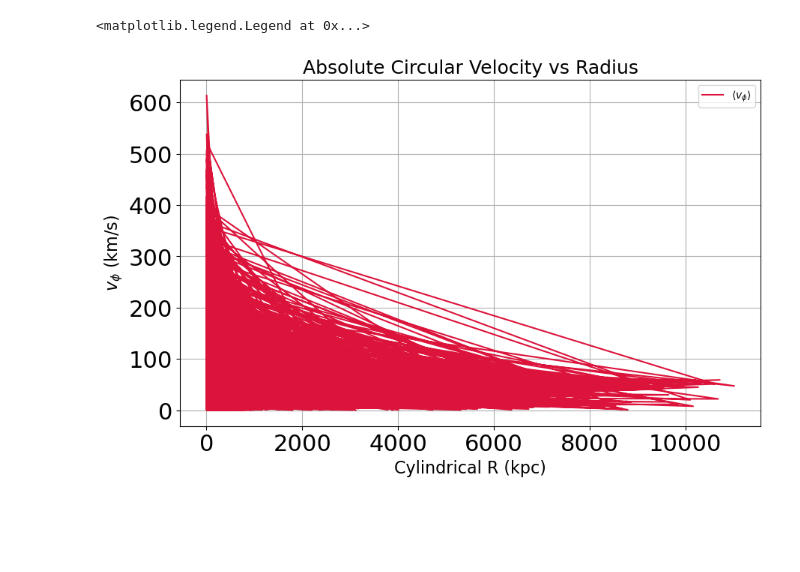
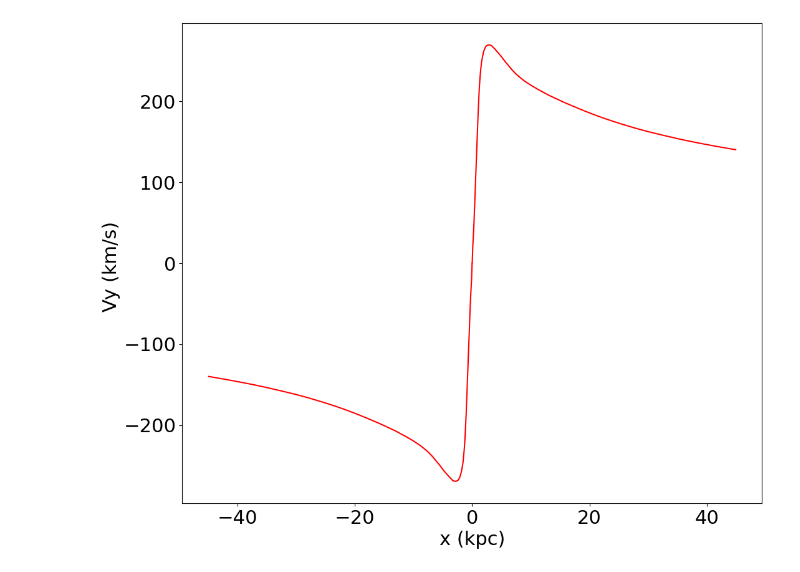
Before and after one commit to hina18201716/astr400b-25s, a Jupyter notebook: ra/ResearchAssignment.ipynb, the cells around one changed output. Saved outputs shown, nothing was run; the diff lists cells and outputs as text; code cells hidden in the pictures; blank space fills up the shorter version.

Commit message:
Rotation curve and edge on view added as a class

```diff
--- a/ra/ResearchAssignment.ipynb
+++ b/ra/ResearchAssignment.ipynb
@@ -28,9 +22,0 @@ time_M31, n_M31, data_M31 = Read("M31_560.txt")
-# %%
-# combine those into single data set
-# numpy.concatenate()
-# https://numpy.org/doc/stable/reference/generated/numpy.concatenate.html
-
-data = np.concatenate((data_MW, data_M31))
-
-index = np.where(data_MW['type'] != 3 )
-remnants = data[index]
@@ -65,3 +22,0 @@ with open(filename, 'w') as f:
-# %%
-time, n, data = Read("Remnant.txt")
-print(data)
@@ -143,20 +22,0 @@ matplotlib.rcParams['ytick.labelsize'] = label_size
-# %%
-# make a plot of rotation curve, v vs r in cylindical coord (this may olny use to make sure it have rotation profile)
-x, y, z = rn[:,0], rn[:,1], rn[:,2]
-vx, vy, vz = vn[:,0], vn[:,1], vn[:,2]
-
-# Cylindrical radius
-R = np.sqrt(x**2 + y**2)
-
-# Spherical radius (in case that's what they meant)
-r_sph = np.sqrt(x**2 + y**2 + z**2)
-
-# Cylindrical velocity components
-v_phi = abs((x * vy - y * vx) / R)
-v_R   = (x * vx + y * vy) / R
-v_z   = vz
-
-mask = R > 0.1
-R = R[mask]
-r_sph = r_sph[mask]
-v_phi = v_phi[mask]
@@ -169,11 +22,0 @@ bin_centers = 0.5 * (bins[1:] + bins[:-1])
-# %%
-plt.figure(figsize=(10,6))
-plt.plot(R, v_phi, label=r"$\langle v_\phi \rangle$", color='crimson')
-plt.xlabel(" R (kpc)", fontsize=16)
-plt.ylabel(r"$v_\phi$ (km/s)", fontsize=16)
-plt.title("Absolute Circular Velocity vs Radius", fontsize=18)
-plt.grid(True)
-plt.legend()
-# %% [output]
-<matplotlib.legend.Legend at 0x...>
-[figure, removed]
@@ -179,0 +201,6 @@ plt.legend()
+# %%
+MW_M31 = Remnant("MW","M31", 560)
+MW_M31.mkfile()
+MW_M31.V_circ()
+# %% [output]
+[figure, added]
```
Also changed, not shown: parts of 12 cells of this notebook, 1 other file.
